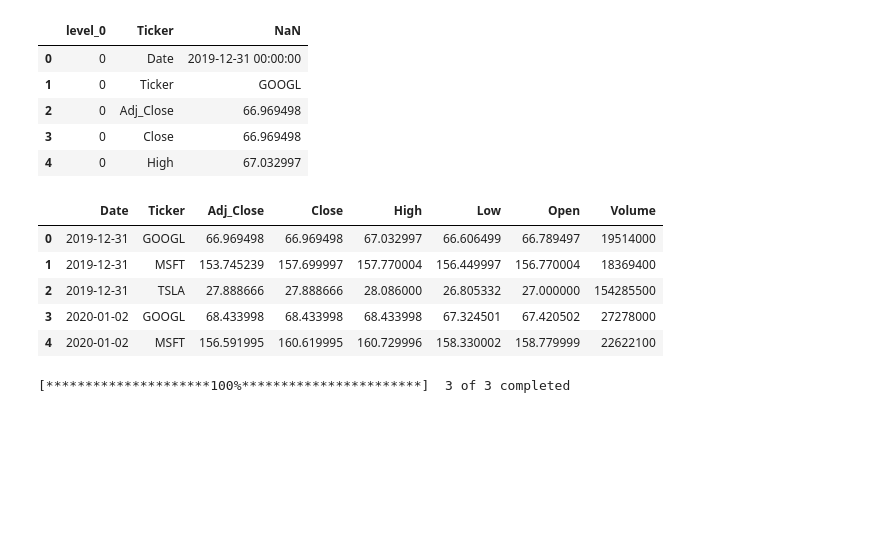
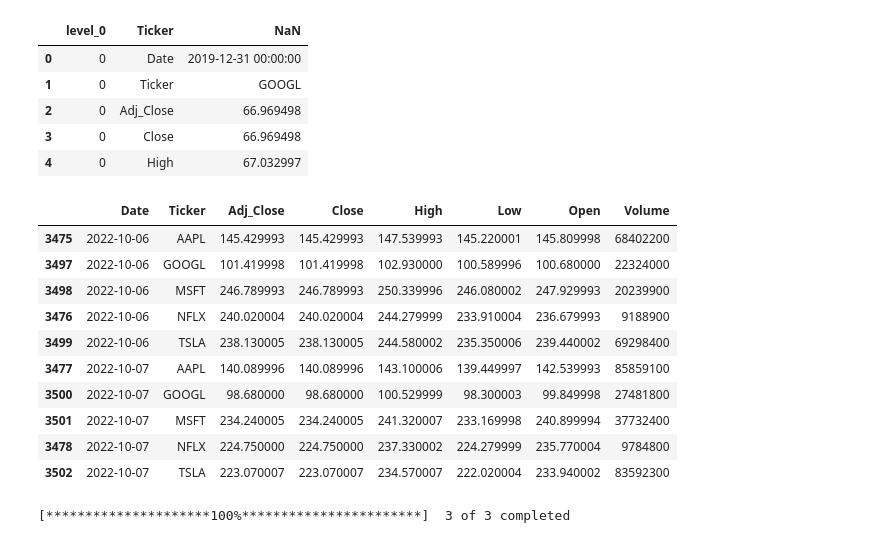
Before and after one commit to WiGram/InvestDB, a Jupyter notebook: stock_analysis.ipynb, the cells around one changed output. Drawn from its saved outputs; the diff is of its cells as text; code cells hidden in the pictures; blank space fills up the shorter version.

Commit message:
finished read_write mechanism

```diff
--- a/stock_analysis.ipynb
+++ b/stock_analysis.ipynb
@@ -150,15 +319,20 @@ stock_df.head()
 # %%
 stock_df.to_parquet('Data/stock_df.parquet')
 # %%
-stock_df = pd.read_parquet('Data/stock_df.parquet').head()
-stock_df.head()
+stock_df = pd.read_parquet('Data/stock_df.parquet')
+stock_df.sort_values(by=['Date', 'Ticker']).tail(n=10)
 # %% [output]
 |  | Date | Ticker | Adj_Close | Close | High | Low | Open | Volume |
-| 0 | 2019-12-31 | GOOGL | 66.969498 | 66.969498 | 67.032997 | 66.606499 | 66.789497 | 19514000 |
-| 1 | 2019-12-31 | MSFT | 153.745239 | 157.699997 | 157.770004 | 156.449997 | 156.770004 | 18369400 |
-| 2 | 2019-12-31 | TSLA | 27.888666 | 27.888666 | 28.086000 | 26.805332 | 27.000000 | 154285500 |
-| 3 | 2020-01-02 | GOOGL | 68.433998 | 68.433998 | 68.433998 | 67.324501 | 67.420502 | 27278000 |
-| 4 | 2020-01-02 | MSFT | 156.591995 | 160.619995 | 160.729996 | 158.330002 | 158.779999 | 22622100 |
+| 3475 | 2022-10-06 | AAPL | 145.429993 | 145.429993 | 147.539993 | 145.220001 | 145.809998 | 68402200 |
+| 3497 | 2022-10-06 | GOOGL | 101.419998 | 101.419998 | 102.930000 | 100.589996 | 100.680000 | 22324000 |
+| 3498 | 2022-10-06 | MSFT | 246.789993 | 246.789993 | 250.339996 | 246.080002 | 247.929993 | 20239900 |
+| 3476 | 2022-10-06 | NFLX | 240.020004 | 240.020004 | 244.279999 | 233.910004 | 236.679993 | 9188900 |
+| 3499 | 2022-10-06 | TSLA | 238.130005 | 238.130005 | 244.580002 | 235.350006 | 239.440002 | 69298400 |
+| 3477 | 2022-10-07 | AAPL | 140.089996 | 140.089996 | 143.100006 | 139.449997 | 142.539993 | 85859100 |
+| 3500 | 2022-10-07 | GOOGL | 98.680000 | 98.680000 | 100.529999 | 98.300003 | 99.849998 | 27481800 |
+| 3501 | 2022-10-07 | MSFT | 234.240005 | 234.240005 | 241.320007 | 233.169998 | 240.899994 | 37732400 |
+| 3478 | 2022-10-07 | NFLX | 224.750000 | 224.750000 | 237.330002 | 224.279999 | 235.770004 | 9784800 |
+| 3502 | 2022-10-07 | TSLA | 223.070007 | 223.070007 | 234.570007 | 222.020004 | 233.940002 | 83592300 |
 # %%
 START_DATE = stock_df.Date.max()
 stock_data = yf.download(TICKERS, START_DATE)
```
Also changed, not shown: parts of 39 cells of this notebook, 2 other files.
